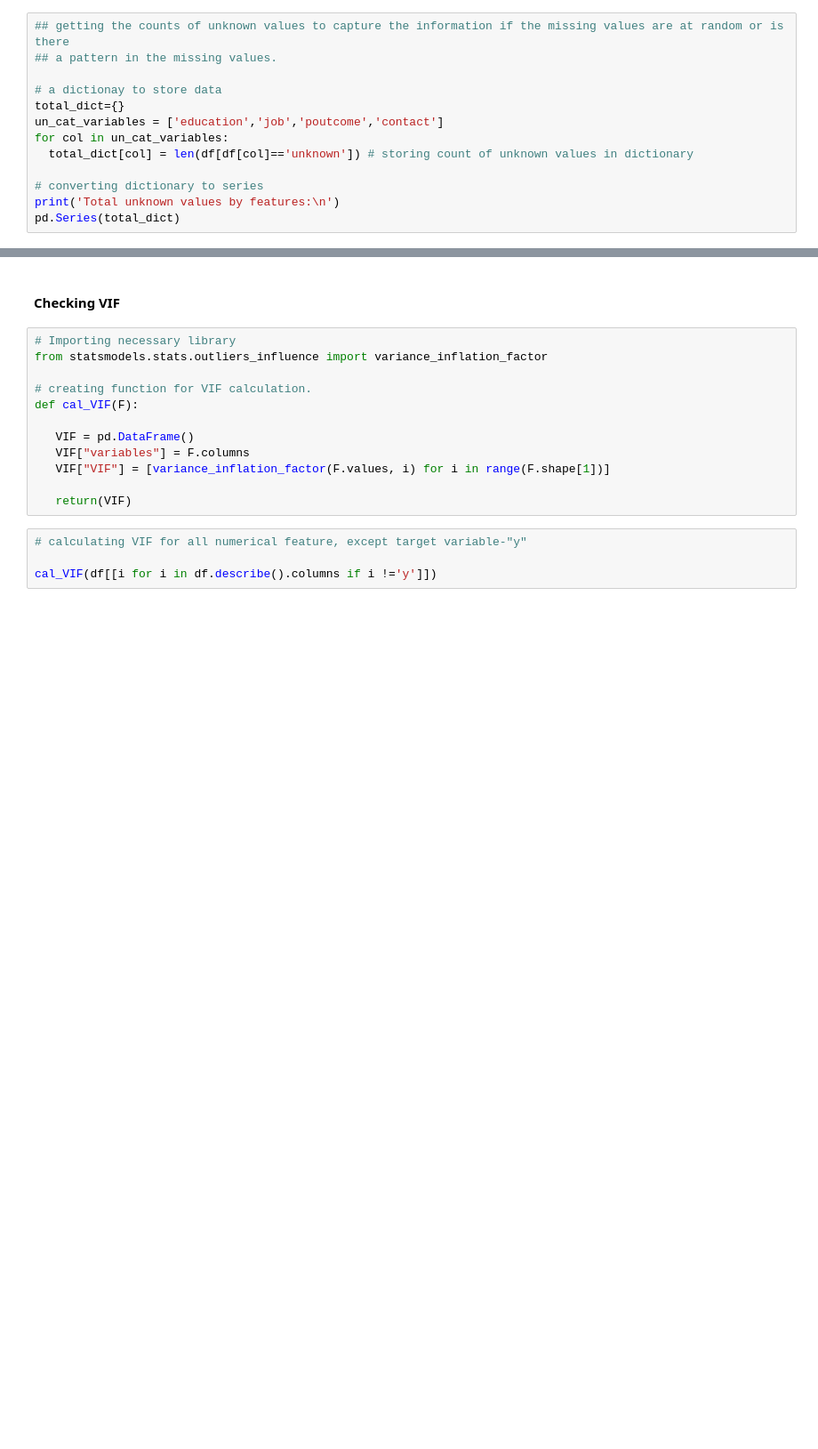
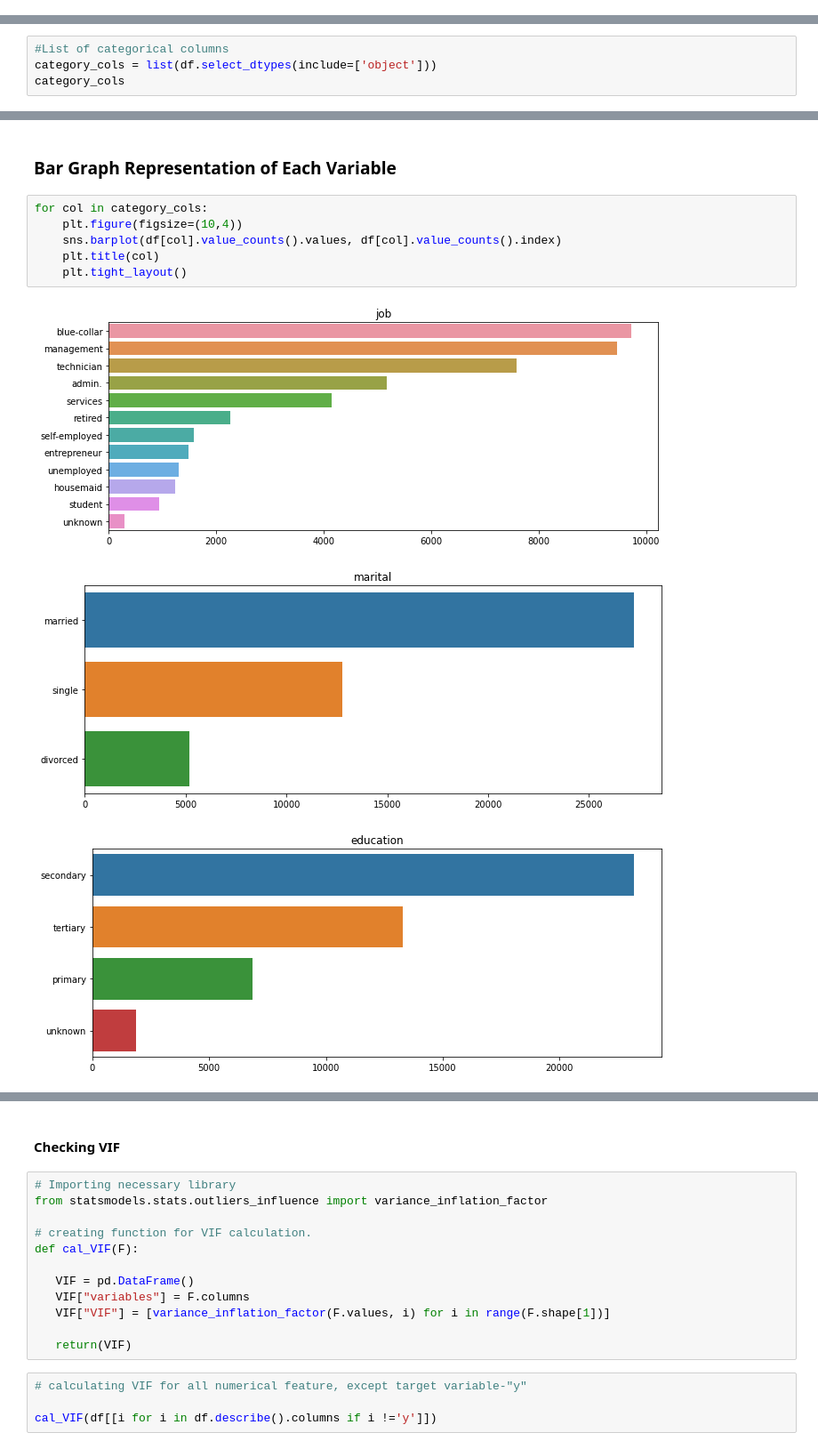
Before and after one commit to rackysingh/Bank_Marketing_on_ML-classification-project, a Jupyter notebook: Bank_Marketing_Effectiveness_Prediction_Capstone_Project.ipynb, the cells around one changed output, grey strips where cells are left out. Shown at 89% size. Cells and saved outputs as stored; diff of their text form; blank space fills up the shorter version.

```diff
--- a/Bank_Marketing_Effectiveness_Prediction_Capstone_Project.ipynb
+++ b/Bank_Marketing_Effectiveness_Prediction_Capstone_Project.ipynb
@@ -474,13 +2,0 @@ Although there are no missing values or nulls in data, yet there is something wh
-# %%
-## getting the counts of unknown values to capture the information if the missing values are at random or is there
-## a pattern in the missing values.
-
-# a dictionay to store data
-total_dict={}
-un_cat_variables = ['education','job','poutcome','contact']
-for col in un_cat_variables:
-  total_dict[col] = len(df[df[col]=='unknown']) # storing count of unknown values in dictionary
-
-# converting dictionary to series
-print('Total unknown values by features:\n')
-pd.Series(total_dict)
@@ -643,0 +171,4 @@ Not showing any special correlation with our taret feature, but as the data says
+# %%
+#List of categorical columns
+category_cols = list(df.select_dtypes(include=['object']))
+category_cols
@@ -643,0 +372,12 @@ Not showing any special correlation with our taret feature, but as the data says
+# %% [markdown]
+### **Bar Graph Representation of Each Variable**
+# %%
+for col in category_cols:
+    plt.figure(figsize=(10,4))
+    sns.barplot(df[col].value_counts().values, df[col].value_counts().index)
+    plt.title(col)
+    plt.tight_layout()
+# %% [output]
+[figure, added]
+[figure, added]
+[figure, added]
```
Also changed, not shown: parts of 335 cells of this notebook.
